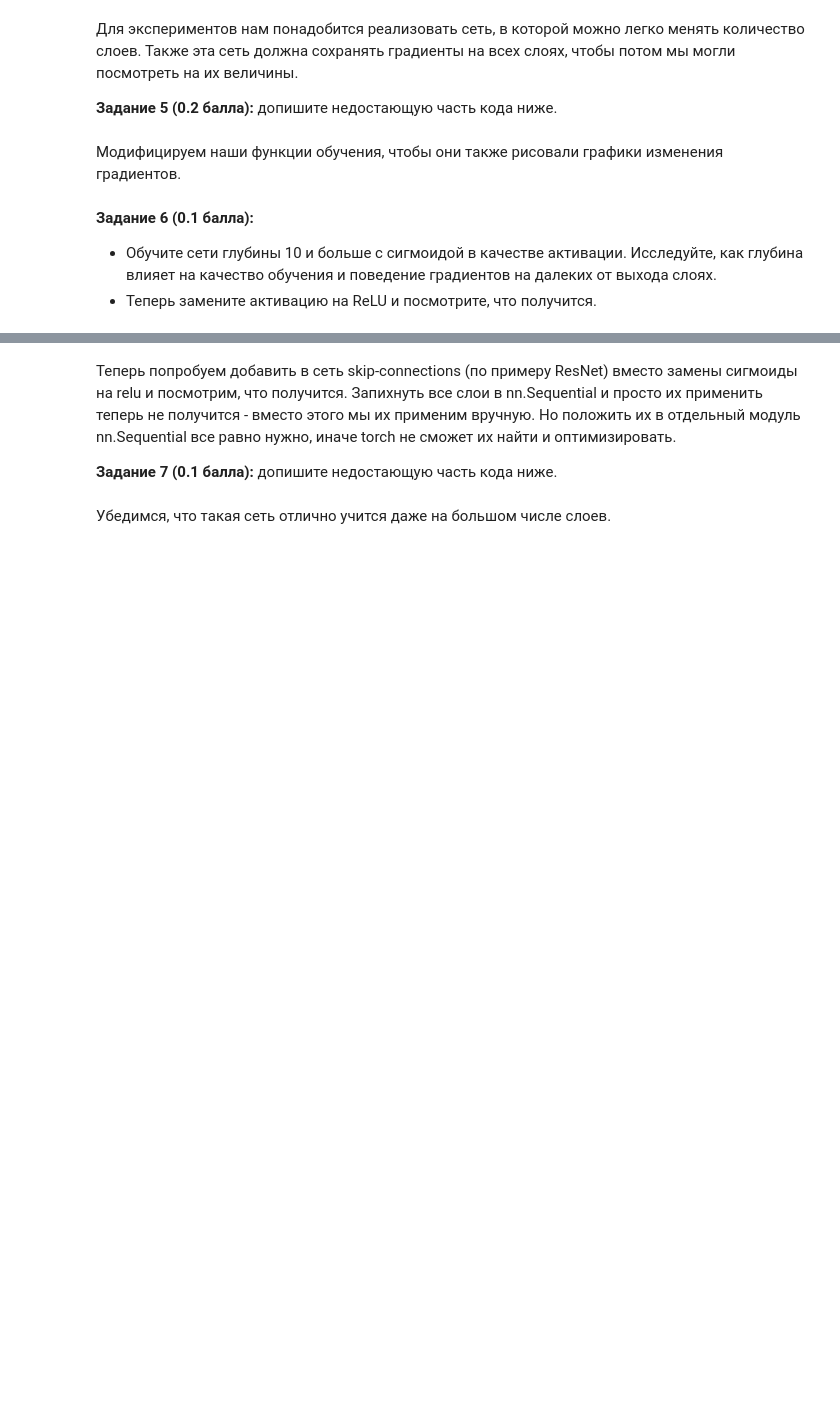
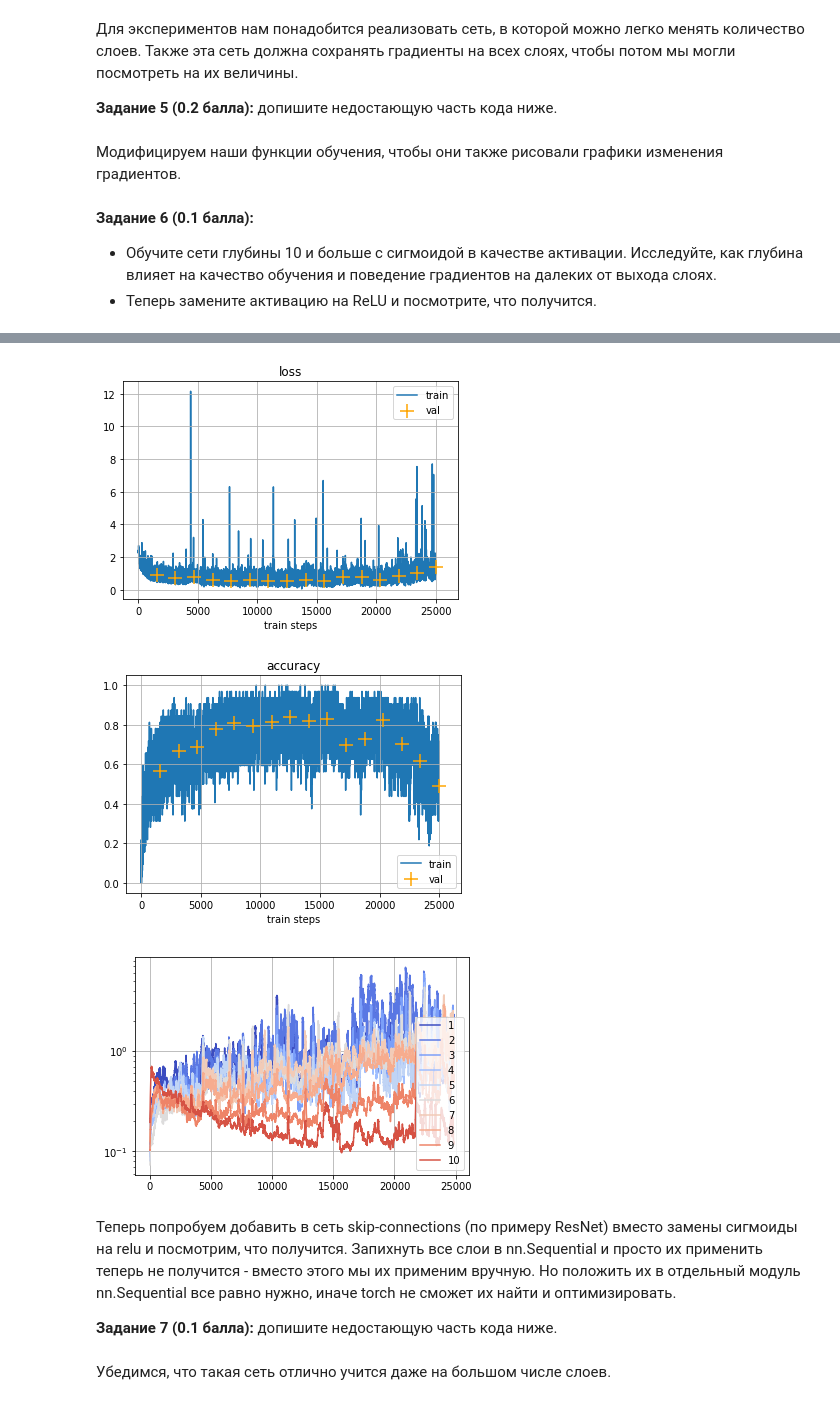
Before and after one commit to Mikhail-off/DL-2019, a Jupyter notebook: Seminars/03/DL19-fall-seminar3.ipynb, the cells around one changed output, grey strips where cells are left out. Cells and saved outputs as stored; diff of their text form; code cells hidden in the pictures; blank space fills up the shorter version.

```diff
--- a/Seminars/03/DL19-fall-seminar3.ipynb
+++ b/Seminars/03/DL19-fall-seminar3.ipynb
@@ -525,3 +548,13 @@ def train_grad(model, opt, n_epochs):
+# %%
+dense_net_relu = DeepDenseNet(n_layers=10, hidden_size=16, activation=nn.ReLU)
+params=dense_net_relu.weights
+opt = torch.optim.RMSprop(params, lr=0.01)
+
+train_grad(dense_net_relu, opt, 16)
+# %% [output]
+[figure, added]
+[figure, added]
+[figure, added]
 # %% [markdown]
 Теперь попробуем добавить в сеть skip-connections (по примеру ResNet) вместо замены сигмоиды на relu и посмотрим, что получится. Запихнуть все слои в nn.Sequential и просто их применить теперь не получится - вместо этого мы их применим вручную. Но положить их в отдельный модуль nn.Sequential все равно нужно, иначе torch не сможет их найти и оптимизировать.
 
```
Also changed, not shown: parts of 7 cells of this notebook.
